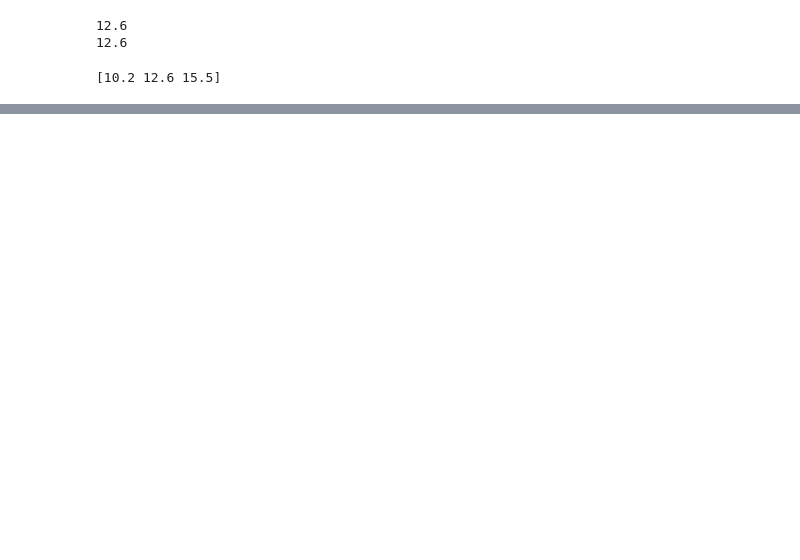
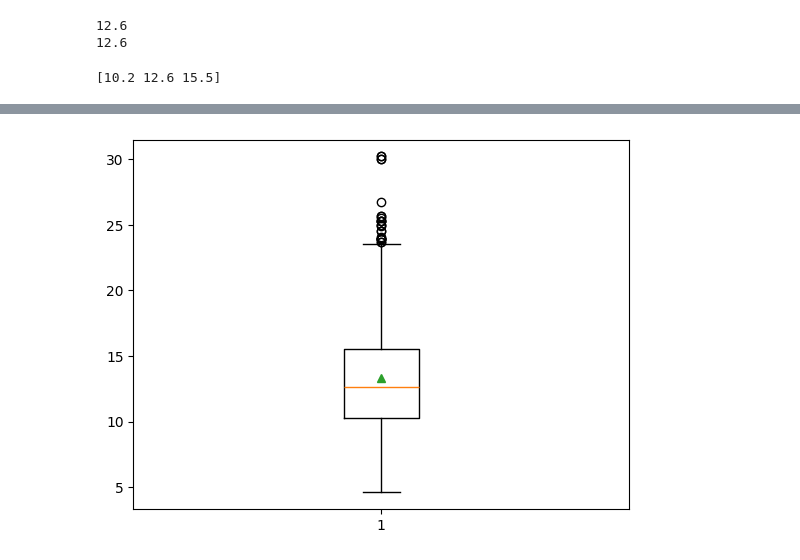
Before and after one commit to CaroliCosas/Bootcamp_Data_Science, a Jupyter notebook: mod2-estudio-matematicas-y-estadistica-main/01.Estudio Ejercicios/05.numpy_estadisticas.ipynb, the cells around one changed output, grey strips where cells are left out. Cells and saved outputs as stored; diff of their text form; code cells hidden in the pictures; blank space fills up the shorter version.

```diff
--- a/mod2-estudio-matematicas-y-estadistica-main/01.Estudio Ejercicios/05.numpy_estadisticas.ipynb
+++ b/mod2-estudio-matematicas-y-estadistica-main/01.Estudio Ejercicios/05.numpy_estadisticas.ipynb
@@ -135,0 +200,6 @@ print(np.quantile(a = city_consumption,
+# %%
+# boxplot
+# punto y coma se pone al final para evitar que muestre textos encima del grafico, solo cuando es la ultima linea de la celda (y solo para Jupyter)
+plt.boxplot(city_consumption, showmeans=True);
+# %% [output]
+[figure, added]
```
Also changed, not shown: parts of 15 cells of this notebook, 1 other file.
